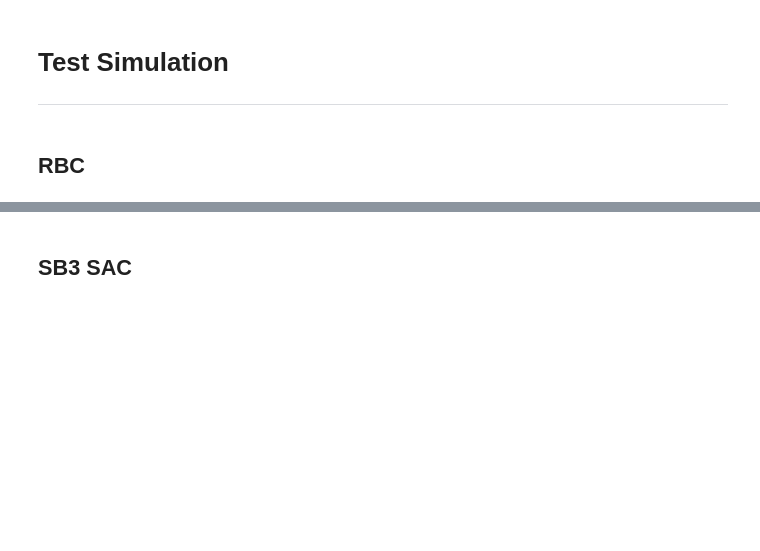
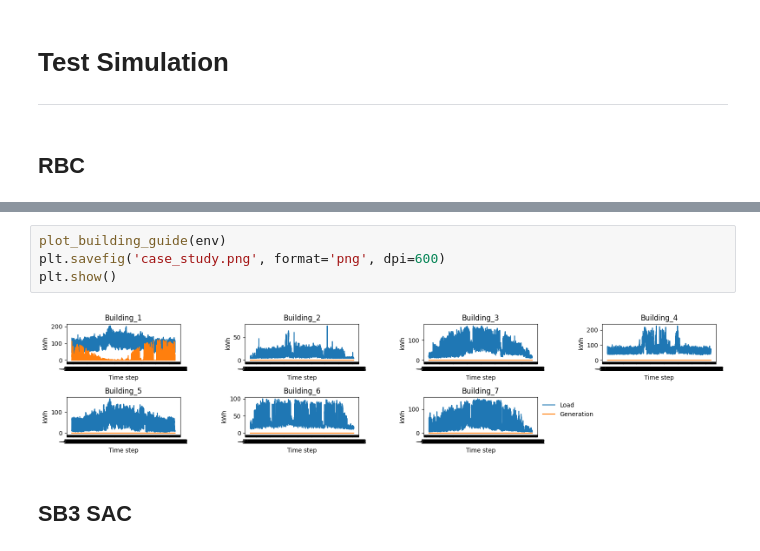
Before and after one commit to ParisaAligol/CityLearn-EVModel-Parisa, a Jupyter notebook: analysistest3.ipynb, the cells around one changed output, grey strips where cells are left out. Drawn from its saved outputs; the diff is of its cells as text; blank space fills up the shorter version.

```diff
--- a/analysistest3.ipynb
+++ b/analysistest3.ipynb
@@ -137,3 +190,9 @@ display(env.evaluate())
+# %%
+plot_building_guide(env)
+plt.savefig('case_study.png', format='png', dpi=600)
+plt.show()
+# %% [output]
+[figure, added]
 # %% [markdown]
 ## SB3 SAC
 # %%
```
Also changed, not shown: parts of 10 cells of this notebook.
